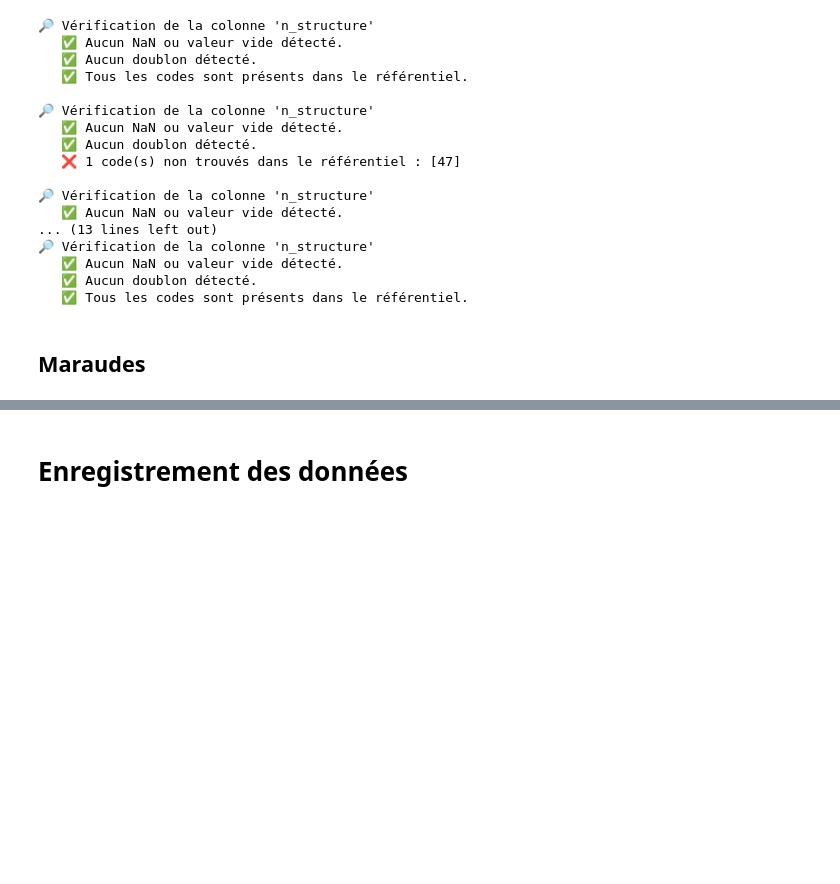
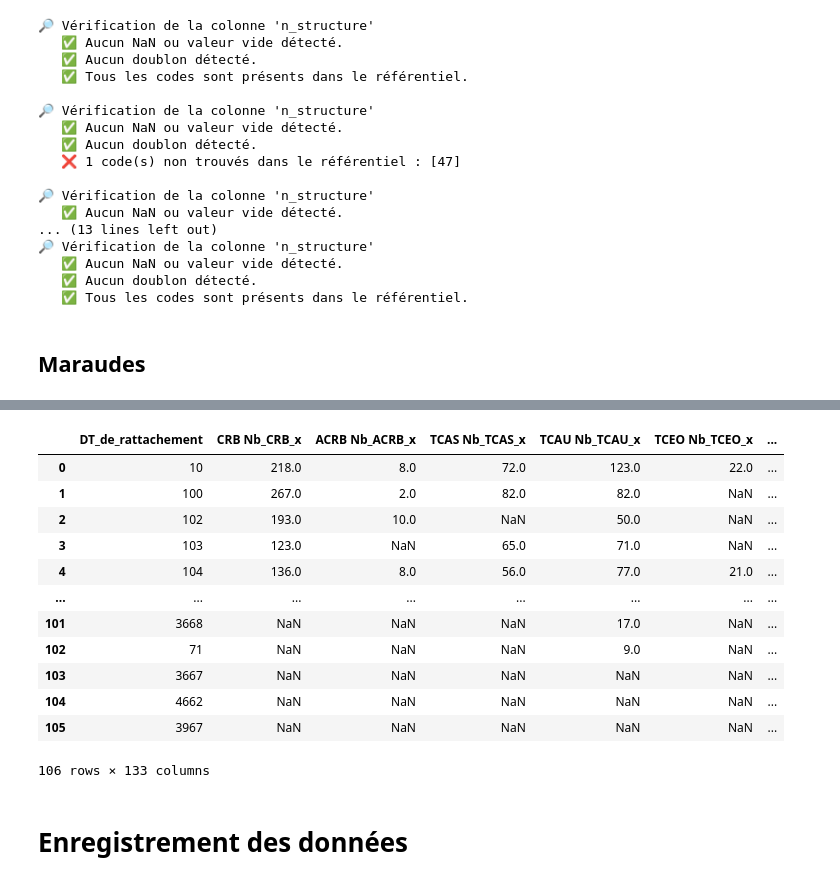
Before and after one commit to Croix-rouge-test/Code-PAT, a Jupyter notebook: Code_CSA.ipynb, the cells around one changed output, grey strips where cells are left out. Saved outputs shown, nothing was run; the diff lists cells and outputs as text; code cells hidden in the pictures; blank space fills up the shorter version.

```diff
--- a/Code_CSA.ipynb
+++ b/Code_CSA.ipynb
@@ -587,3 +621,19 @@ UnboundLocalError: cannot access local variable 'Nb_maraudes_SIGMA_DT' where it
+# %%
+indicateurs_base_contact_DT
+# %% [output]
+|  | DT_de_rattachement | CRB Nb_CRB_x | ACRB Nb_ACRB_x | TCAS Nb_TCAS_x | TCAU Nb_TCAU_x | TCEO Nb_TCEO_x | ... |
+| 0 | 10 | 218.0 | 8.0 | 72.0 | 123.0 | 22.0 | ... |
+| 1 | 100 | 267.0 | 2.0 | 82.0 | 82.0 | NaN | ... |
+| 2 | 102 | 193.0 | 10.0 | NaN | 50.0 | NaN | ... |
+| 3 | 103 | 123.0 | NaN | 65.0 | 71.0 | NaN | ... |
+| 4 | 104 | 136.0 | 8.0 | 56.0 | 77.0 | 21.0 | ... |
+| ... | ... | ... | ... | ... | ... | ... | ... |
+| 101 | 3668 | NaN | NaN | NaN | 17.0 | NaN | ... |
+| 102 | 71 | NaN | NaN | NaN | 9.0 | NaN | ... |
+| 103 | 3667 | NaN | NaN | NaN | NaN | NaN | ... |
+| 104 | 4662 | NaN | NaN | NaN | NaN | NaN | ... |
+| 105 | 3967 | NaN | NaN | NaN | NaN | NaN | ... |
+106 rows × 133 columns
 # %% [markdown]
 # Enregistrement des données
 # %%
```
Also changed, not shown: parts of 13 cells of this notebook.
